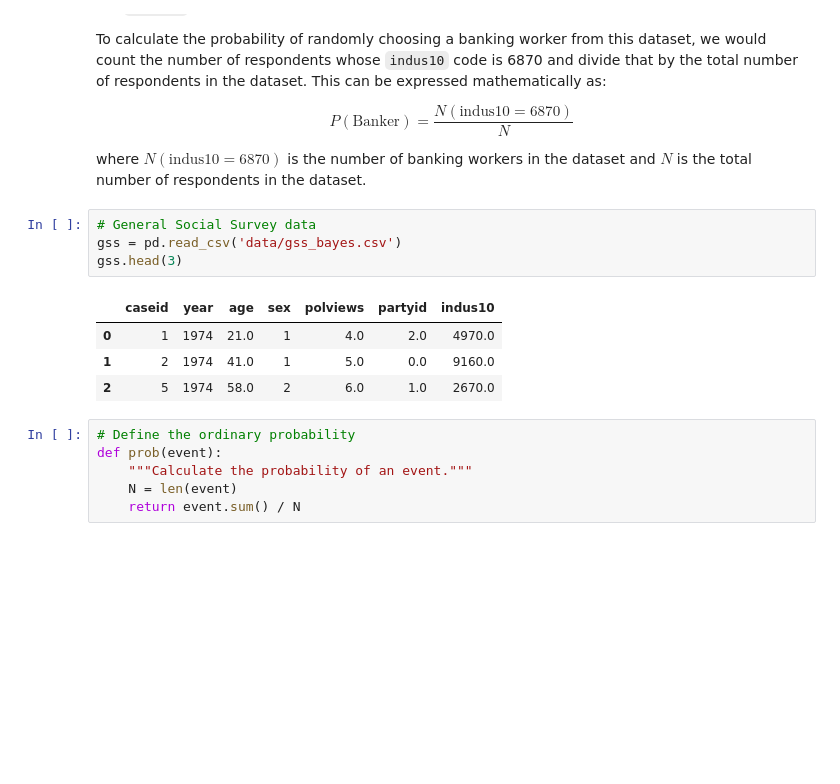
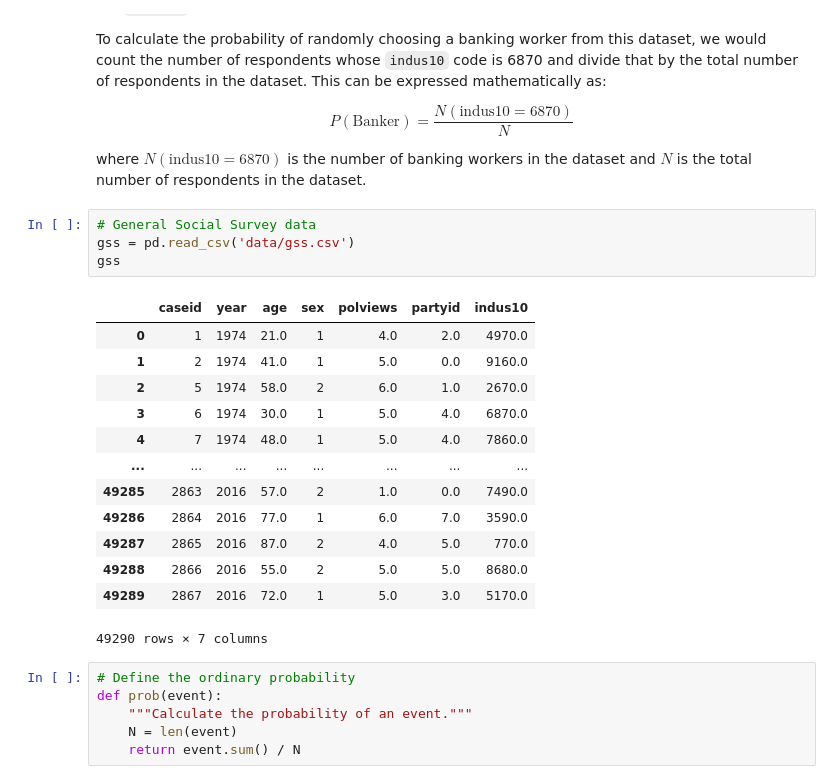
Before and after one commit to marcosbenicio/marcosbenicio.github.io, a Jupyter notebook: _posts/notebooks/01probabilities/01probability.ipynb, the cells around one changed output. Drawn from its saved outputs; the diff is of its cells as text; blank space fills up the shorter version.

```diff
--- a/_posts/notebooks/01probabilities/01probability.ipynb
+++ b/_posts/notebooks/01probabilities/01probability.ipynb
@@ -96,13 +96,22 @@ $$ P(\text{Banker}) = \frac{N(\text{indus10} = 6870)}{N} $$
 where $N(\text{indus10} = 6870)$ is the number of banking workers in the dataset and $N$ is the total number of respondents in the dataset.
 # %%
 # General Social Survey data
-gss = pd.read_csv('data/gss_bayes.csv')
-gss.head(3)
+gss = pd.read_csv('data/gss.csv')
+gss
 # %% [output]
 |  | caseid | year | age | sex | polviews | partyid | indus10 |
 | 0 | 1 | 1974 | 21.0 | 1 | 4.0 | 2.0 | 4970.0 |
 | 1 | 2 | 1974 | 41.0 | 1 | 5.0 | 0.0 | 9160.0 |
 | 2 | 5 | 1974 | 58.0 | 2 | 6.0 | 1.0 | 2670.0 |
+| 3 | 6 | 1974 | 30.0 | 1 | 5.0 | 4.0 | 6870.0 |
+| 4 | 7 | 1974 | 48.0 | 1 | 5.0 | 4.0 | 7860.0 |
+| ... | ... | ... | ... | ... | ... | ... | ... |
+| 49285 | 2863 | 2016 | 57.0 | 2 | 1.0 | 0.0 | 7490.0 |
+| 49286 | 2864 | 2016 | 77.0 | 1 | 6.0 | 7.0 | 3590.0 |
+| 49287 | 2865 | 2016 | 87.0 | 2 | 4.0 | 5.0 | 770.0 |
+| 49288 | 2866 | 2016 | 55.0 | 2 | 5.0 | 5.0 | 8680.0 |
+| 49289 | 2867 | 2016 | 72.0 | 1 | 5.0 | 3.0 | 5170.0 |
+49290 rows × 7 columns
 # %%
 # Define the ordinary probability
 def prob(event):
```
Also changed, not shown: 19 other files.
